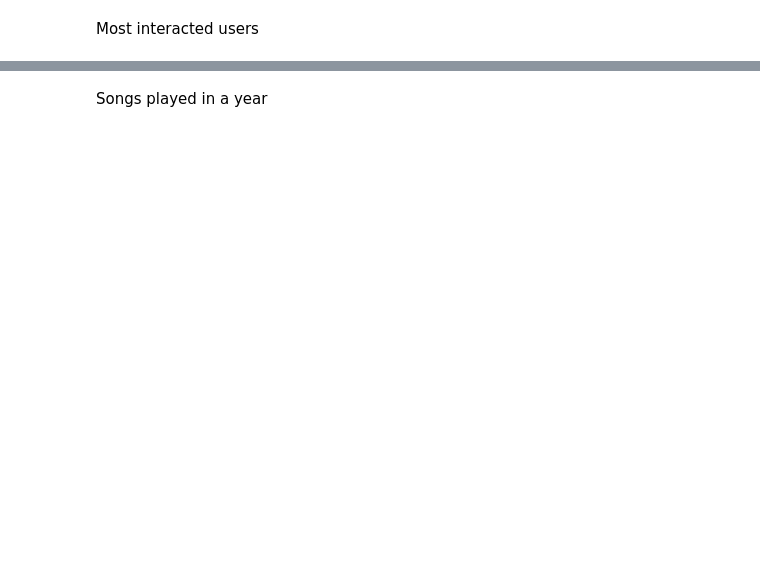
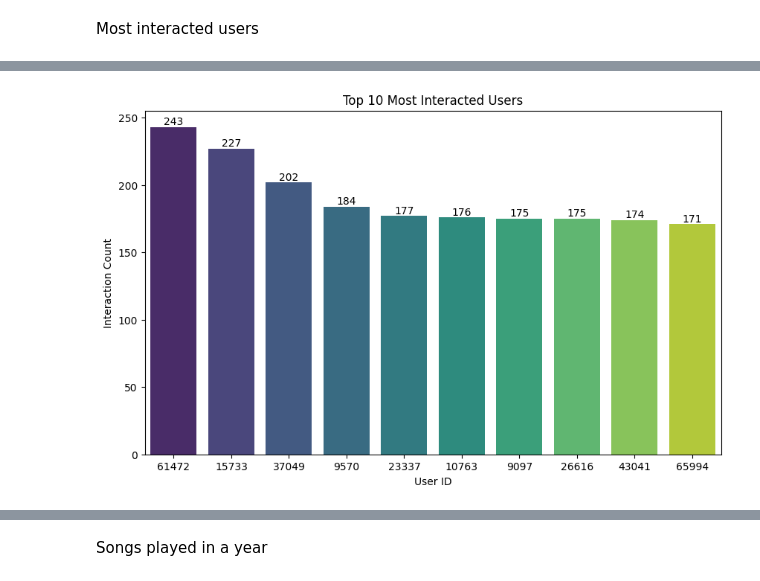
Before and after one commit to eyvonec/MIT_Professional_Education_Project, a Jupyter notebook: Music_Recommendation_System_Full_Code.ipynb, the cells around one changed output, grey strips where cells are left out. Cells and saved outputs as stored; diff of their text form; code cells hidden in the pictures; blank space fills up the shorter version.

```diff
--- a/Music_Recommendation_System_Full_Code.ipynb
+++ b/Music_Recommendation_System_Full_Code.ipynb
@@ -316,0 +451,9 @@ Most interacted users
+# %%
+# Group by 'user_id' and count the number of interactions for each user
+interacted_users = df_final.groupby('user_id').size().reset_index(name='interaction_count')
+interacted_users_sorted = interacted_users.sort_values(by='interaction_count', ascending=False)
+
+# Display the Top 10 most interacted users
+top_n = 10
+top_interacted_users = interacted_users_sorted.head(top_n)
+top_interacted_users
@@ -316,0 +472,16 @@ Most interacted users
+# %%
+# Plot the top 10 interacted users
+plt.figure(figsize=(10, 6))
+ax_user = sns.barplot(x='user_id', y='interaction_count', data=top_interacted_users, palette='viridis',
+            order=top_interacted_users['user_id'])
+# Annotate each bar with its interaction count
+for p in ax_user.patches:
+    ax_user.text(p.get_x() + p.get_width() / 2., p.get_height(), '%d' % int(p.get_height()),
+            fontsize=10, color='black', ha='center', va='bottom')
+# Set the other labels
+plt.xlabel('User ID')
+plt.ylabel('Interaction Count')
+plt.title('Top ' + str(top_n) + ' Most Interacted Users')
+plt.show()
+# %% [output]
+[figure, added]
```
Also changed, not shown: parts of 47 cells of this notebook.
